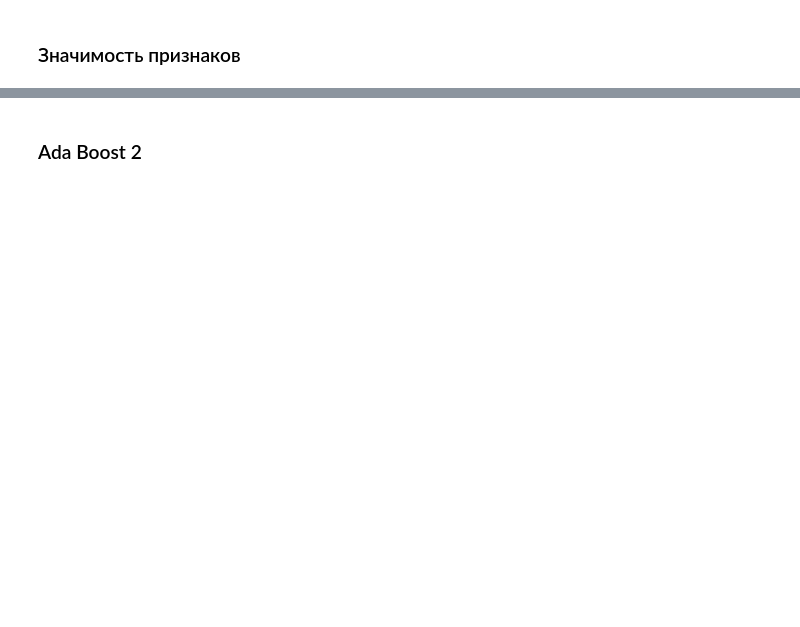
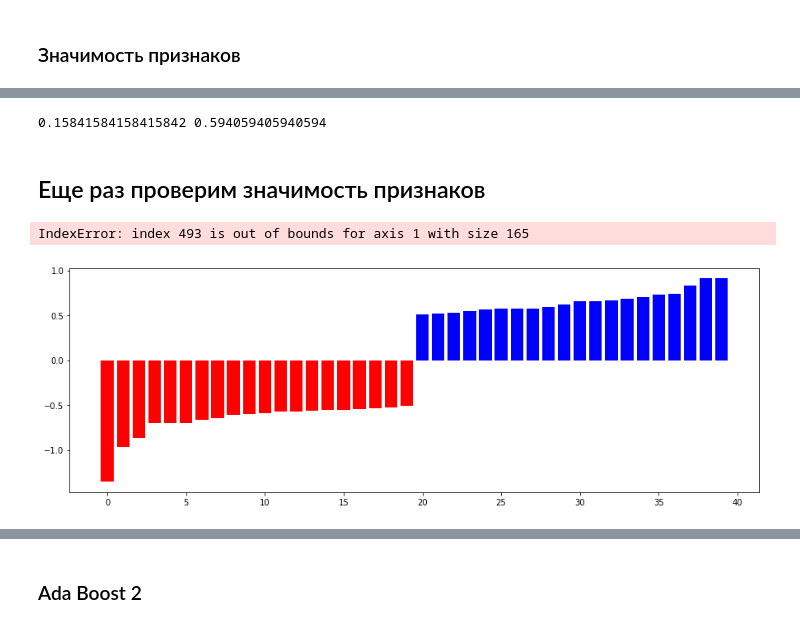
Before and after one commit to myvaheed/ml_edu, a Jupyter notebook: notebook.ipynb, the cells around one changed output, grey strips where cells are left out. Cells and saved outputs as stored; diff of their text form; code cells hidden in the pictures; blank space fills up the shorter version.

```diff
--- a/notebook.ipynb
+++ b/notebook.ipynb
@@ -492,0 +501,5 @@ plt.xlim([-1, d_first])
+# %%
+X_train, X_test, y_train, y_test = train_test_split(X, y, test_size = 0.3, random_state = 42)
+
+N_train, _ = X_train.shape
+N_test,  _ = X_test.shape
@@ -492,0 +508,15 @@ plt.xlim([-1, d_first])
+# %%
+nnb = [1, 3, 5, 10, 15, 20, 25, 35, 45, 55]
+knn = KNeighborsClassifier()
+grid = GridSearchCV(knn, param_grid = {'n_neighbors': nnb}, cv=10)
+grid.fit(X_train, y_train)
+
+best_cv_err = 1 - grid.best_score_
+best_n_neighbors = grid.best_estimator_.n_neighbors
+print(best_cv_err, best_n_neighbors)
+knn = KNeighborsClassifier(n_neighbors = best_n_neighbors).fit(X_train, y_train)
+
+err_train = np.mean(y_train != knn.predict(X_train))
+err_test  = np.mean(y_test  != knn.predict(X_test))
+
+print(err_train, err_test)
@@ -492,0 +528,8 @@ plt.xlim([-1, d_first])
+# %%
+svc = SVC(kernel='linear')
+svc.fit(X_train, y_train)
+
+err_train = np.mean(y_train != svc.predict(X_train))
+err_test  = np.mean(y_test  != svc.predict(X_test))
+
+print(err_train, err_test)
@@ -492,0 +540,26 @@ plt.xlim([-1, d_first])
+# %%
+ada = ensemble.AdaBoostClassifier(n_estimators = 1000)
+ada.fit(X_train, y_train)
+
+err_train = np.mean(y_train != ada.predict(X_train))
+err_test = np.mean(y_test != ada.predict(X_test))
+
+print(err_train, err_test)
+# %% [output]
+0.15841584158415842 0.594059405940594
+# %% [markdown]
+## Еще раз проверим значимость признаков
+# %%
+#функция графики значимости признаков по порядку убывания
+def plot_importances(classifier, feature_names, top_features=20):
+ coef = classifier.coef_.ravel()
+ top_positive_coefficients = np.argsort(coef)[-top_features:]
+ top_negative_coefficients = np.argsort(coef)[:top_features]
+ top_coefficients = np.hstack([top_negative_coefficients, top_positive_coefficients])
+ # create plot
+ plt.figure(figsize=(15, 5))
+ colors = ['red' if c < 0 else 'blue' for c in coef[top_coefficients]]
+ plt.bar(np.arange(2 * top_features), coef[top_coefficients], color=colors)
+ feature_names = np.array(feature_names)
+ plt.xticks(np.arange(1, 1 + 2 * top_features), feature_names[top_coefficients], rotation=60, ha='right')
+ plt.show()
@@ -492,0 +577,5 @@ plt.xlim([-1, d_first])
+# %%
+plot_importances(svc, feature_names)
+# %% [output]
+IndexError: index 493 is out of bounds for axis 1 with size 165
+[figure, added]
```
Also changed, not shown: parts of 22 cells of this notebook, 21 other files.
